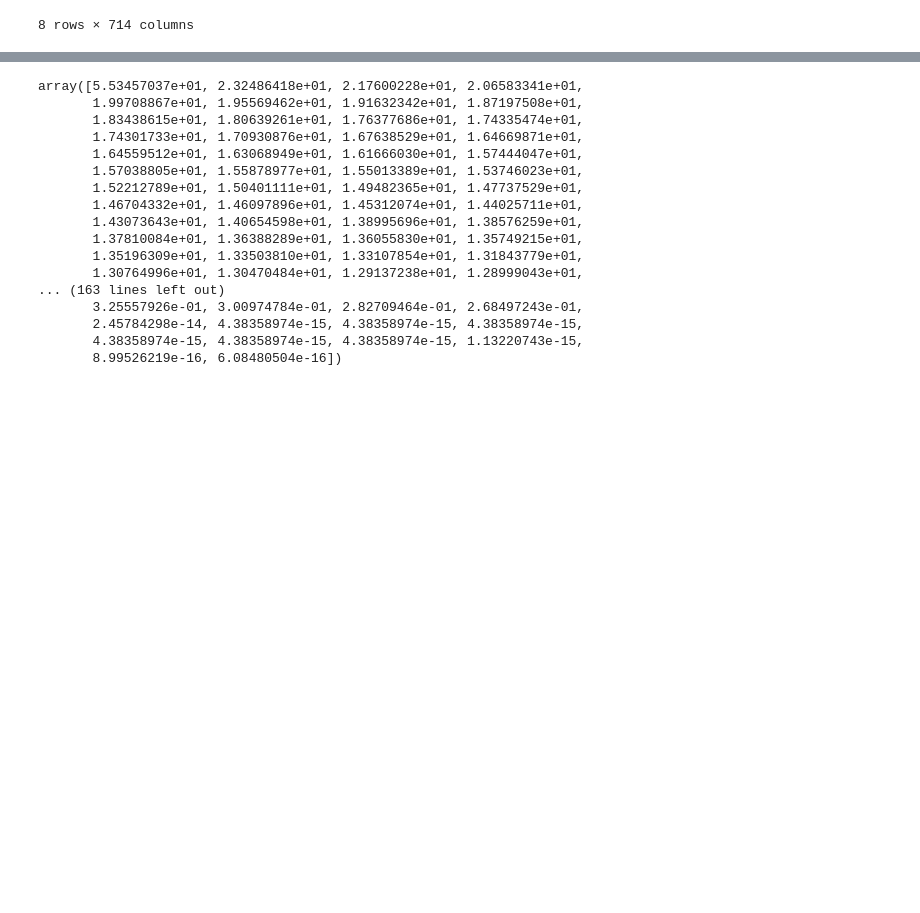
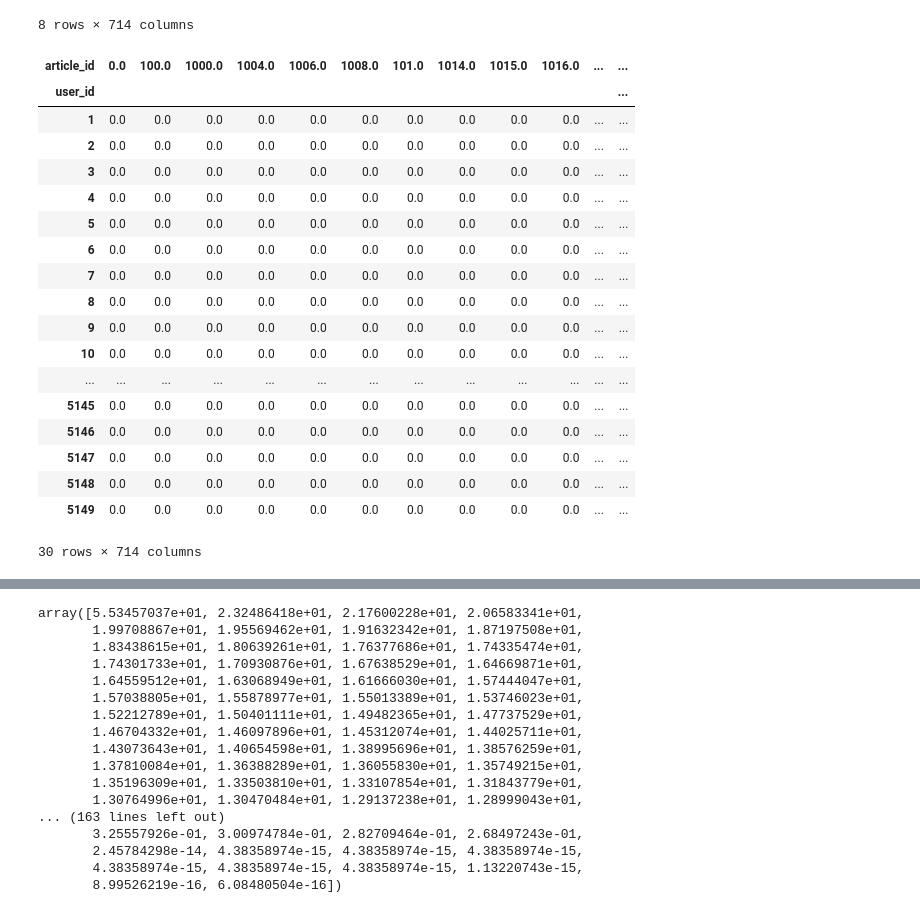
Before and after one commit to bwenner/RecommendationEngine_IBM, a Jupyter notebook: Recommendations_with_IBM.ipynb, the cells around one changed output, grey strips where cells are left out. Drawn from its saved outputs; the diff is of its cells as text; code cells hidden in the pictures; blank space fills up the shorter version.

```diff
--- a/Recommendations_with_IBM.ipynb
+++ b/Recommendations_with_IBM.ipynb
@@ -1137,6 +1141,28 @@ user_item_matrix.describe()
 | 75% | 0.000000 | 0.000000 | 0.000000 | 0.000000 | 0.000000 | 0.000000 | 0.000000 | 0.000000 | 0.000000 | 0.000000 | ... | ... |
 | max | 1.000000 | 1.000000 | 1.000000 | 1.000000 | 1.000000 | 1.000000 | 1.000000 | 1.000000 | 1.000000 | 1.000000 | ... | ... |
 8 rows × 714 columns
+# %%
+dsh.DfTailHead(user_item_matrix)
+# %% [output]
+| article_id | 0.0 | 100.0 | 1000.0 | 1004.0 | 1006.0 | 1008.0 | 101.0 | 1014.0 | 1015.0 | 1016.0 | ... | ... |
+| user_id |  |  |  |  |  |  |  |  |  |  |  | ... |
+| 1 | 0.0 | 0.0 | 0.0 | 0.0 | 0.0 | 0.0 | 0.0 | 0.0 | 0.0 | 0.0 | ... | ... |
+| 2 | 0.0 | 0.0 | 0.0 | 0.0 | 0.0 | 0.0 | 0.0 | 0.0 | 0.0 | 0.0 | ... | ... |
+| 3 | 0.0 | 0.0 | 0.0 | 0.0 | 0.0 | 0.0 | 0.0 | 0.0 | 0.0 | 0.0 | ... | ... |
+| 4 | 0.0 | 0.0 | 0.0 | 0.0 | 0.0 | 0.0 | 0.0 | 0.0 | 0.0 | 0.0 | ... | ... |
+| 5 | 0.0 | 0.0 | 0.0 | 0.0 | 0.0 | 0.0 | 0.0 | 0.0 | 0.0 | 0.0 | ... | ... |
+| 6 | 0.0 | 0.0 | 0.0 | 0.0 | 0.0 | 0.0 | 0.0 | 0.0 | 0.0 | 0.0 | ... | ... |
+| 7 | 0.0 | 0.0 | 0.0 | 0.0 | 0.0 | 0.0 | 0.0 | 0.0 | 0.0 | 0.0 | ... | ... |
+| 8 | 0.0 | 0.0 | 0.0 | 0.0 | 0.0 | 0.0 | 0.0 | 0.0 | 0.0 | 0.0 | ... | ... |
+| 9 | 0.0 | 0.0 | 0.0 | 0.0 | 0.0 | 0.0 | 0.0 | 0.0 | 0.0 | 0.0 | ... | ... |
+| 10 | 0.0 | 0.0 | 0.0 | 0.0 | 0.0 | 0.0 | 0.0 | 0.0 | 0.0 | 0.0 | ... | ... |
+| ... | ... | ... | ... | ... | ... | ... | ... | ... | ... | ... | ... | ... |
+| 5145 | 0.0 | 0.0 | 0.0 | 0.0 | 0.0 | 0.0 | 0.0 | 0.0 | 0.0 | 0.0 | ... | ... |
+| 5146 | 0.0 | 0.0 | 0.0 | 0.0 | 0.0 | 0.0 | 0.0 | 0.0 | 0.0 | 0.0 | ... | ... |
+| 5147 | 0.0 | 0.0 | 0.0 | 0.0 | 0.0 | 0.0 | 0.0 | 0.0 | 0.0 | 0.0 | ... | ... |
+| 5148 | 0.0 | 0.0 | 0.0 | 0.0 | 0.0 | 0.0 | 0.0 | 0.0 | 0.0 | 0.0 | ... | ... |
+| 5149 | 0.0 | 0.0 | 0.0 | 0.0 | 0.0 | 0.0 | 0.0 | 0.0 | 0.0 | 0.0 | ... | ... |
+30 rows × 714 columns
 # %%
 # Perform SVD on the User-Item Matrix Here
 
```
Also changed, not shown: parts of 33 cells of this notebook, 2 other files.
